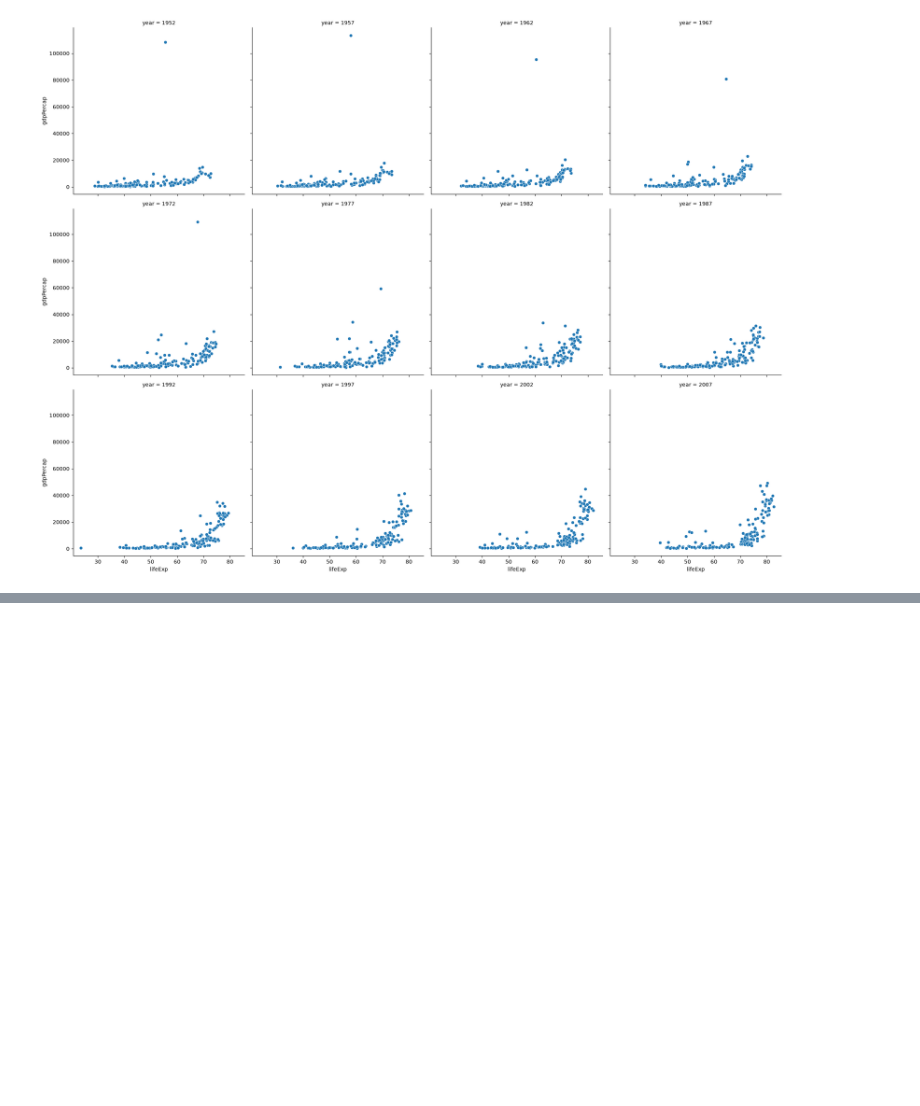
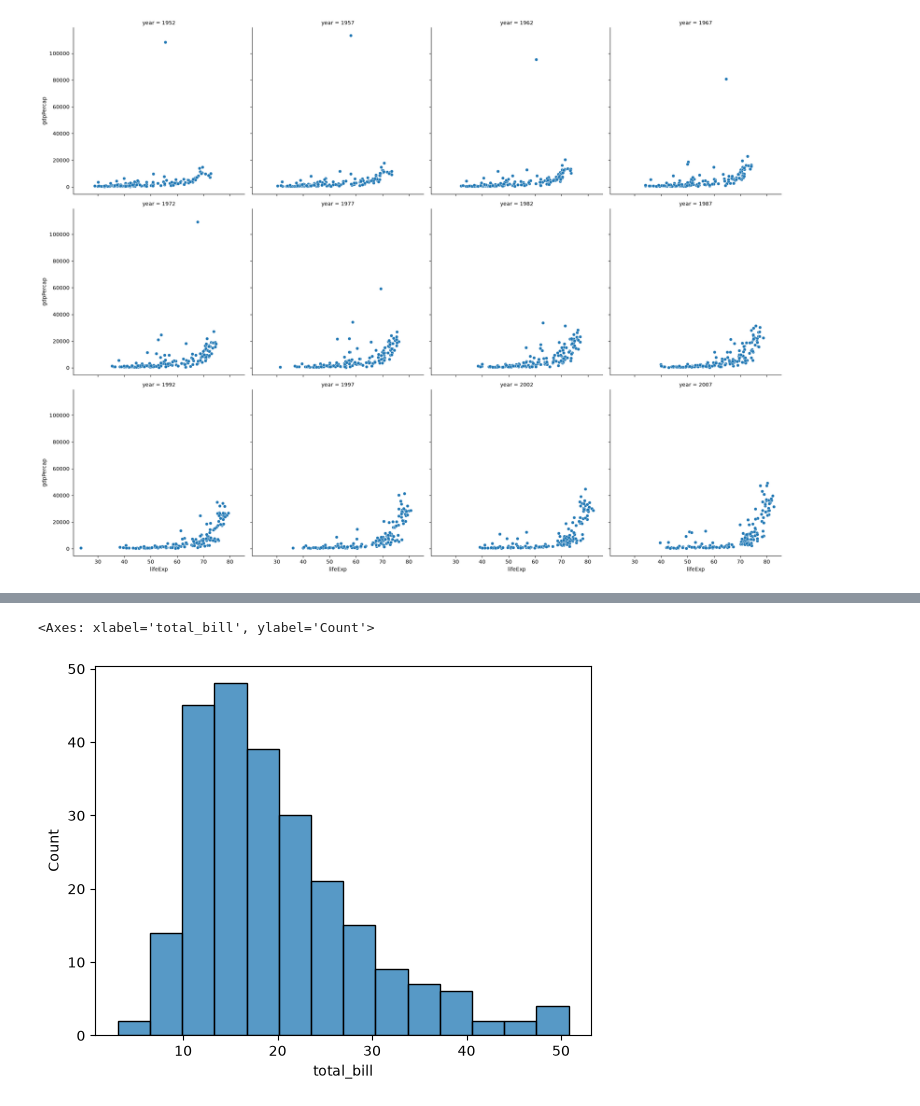
Before and after one commit to FatehAli02/ai-foundation-portfolio, a Jupyter notebook: 1.1-matplotlib-seaborn/notebooks/seaborn_1.ipynb, the cells around one changed output, grey strips where cells are left out. Saved outputs shown, nothing was run; the diff lists cells and outputs as text; code cells hidden in the pictures; blank space fills up the shorter version.

Commit message:
seaborn_1: Distribution Plots and Matrix Plots

```diff
--- a/1.1-matplotlib-seaborn/notebooks/seaborn_1.ipynb
+++ b/1.1-matplotlib-seaborn/notebooks/seaborn_1.ipynb
@@ -151,0 +164,5 @@ sns.relplot(gap, x='lifeExp', y='gdpPercap', kind='scatter', col='year', col_wra
+# %%
+sns.histplot(tips, x='total_bill')
+# %% [output]
+<Axes: xlabel='total_bill', ylabel='Count'>
+[figure, added]
```
Also changed, not shown: parts of 23 cells of this notebook, 1 other file.
